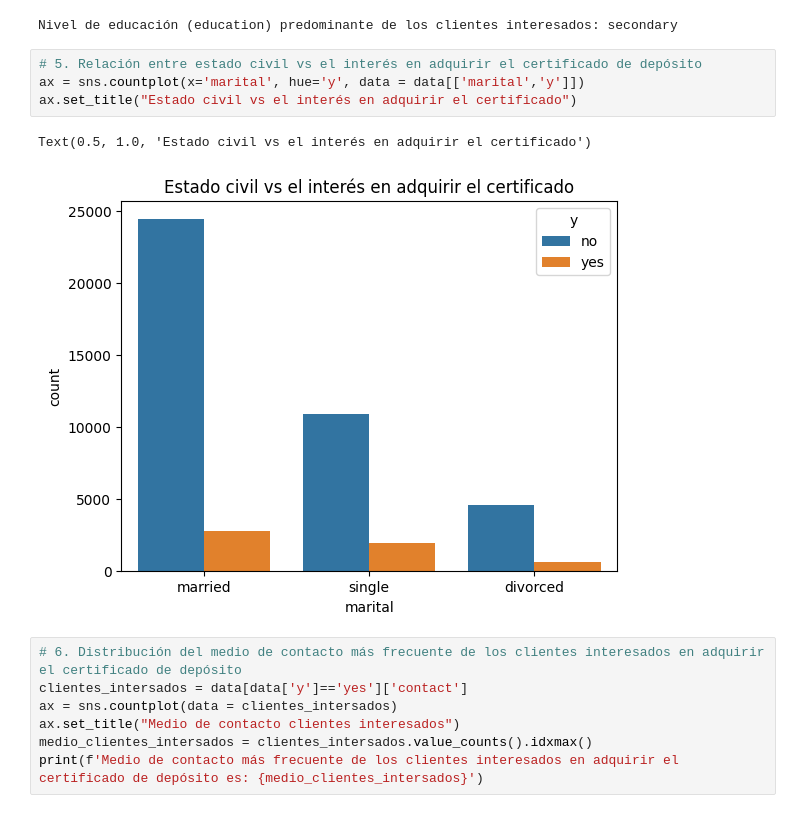
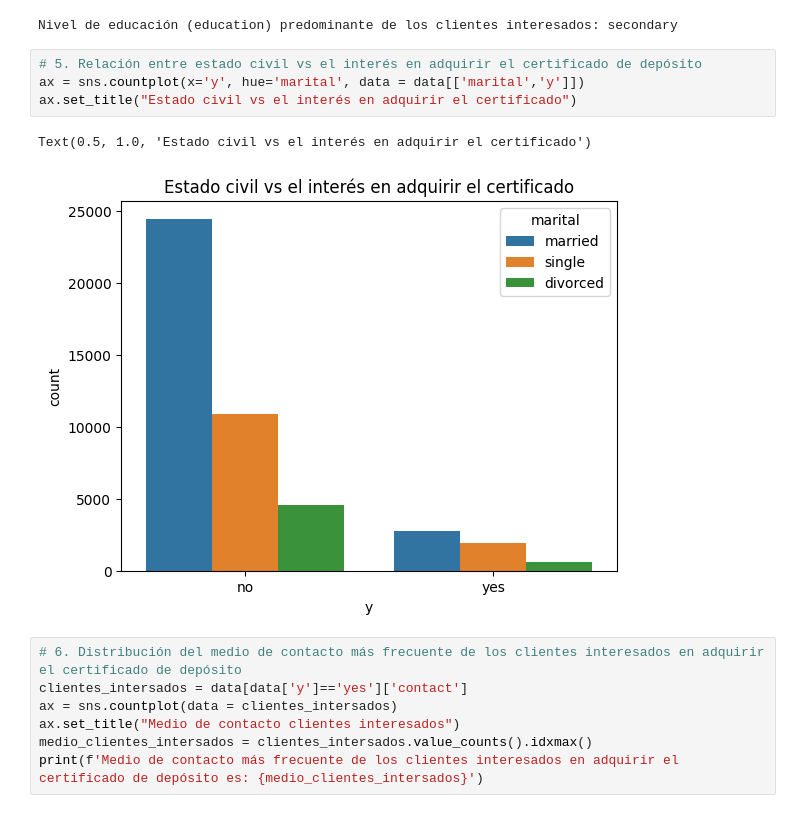
Before and after one commit to danielh33/talentoTechAnDaBasico, a Jupyter notebook: limpieza_datos_practica_2.ipynb, the cells around one changed output. Drawn from its saved outputs; the diff is of its cells as text.

```diff
--- a/limpieza_datos_practica_2.ipynb
+++ b/limpieza_datos_practica_2.ipynb
@@ -549,11 +619,11 @@ print(f'Nivel de educación (education) predominante de los clientes interesados
 Nivel de educación (education) predominante de los clientes interesados: secondary
 # %%
 # 5. Relación entre estado civil vs el interés en adquirir el certificado de depósito
-ax = sns.countplot(x='marital', hue='y', data = data[['marital','y']])
+ax = sns.countplot(x='y', hue='marital', data = data[['marital','y']])
 ax.set_title("Estado civil vs el interés en adquirir el certificado")
 # %% [output]
 Text(0.5, 1.0, 'Estado civil vs el interés en adquirir el certificado')
-[figure, old version]
+[figure, new version]
 # %%
 # 6. Distribución del medio de contacto más frecuente de los clientes interesados en adquirir el certificado de depósito
 clientes_intersados = data[data['y']=='yes']['contact']
```
Also changed, not shown: parts of 16 cells of this notebook.
